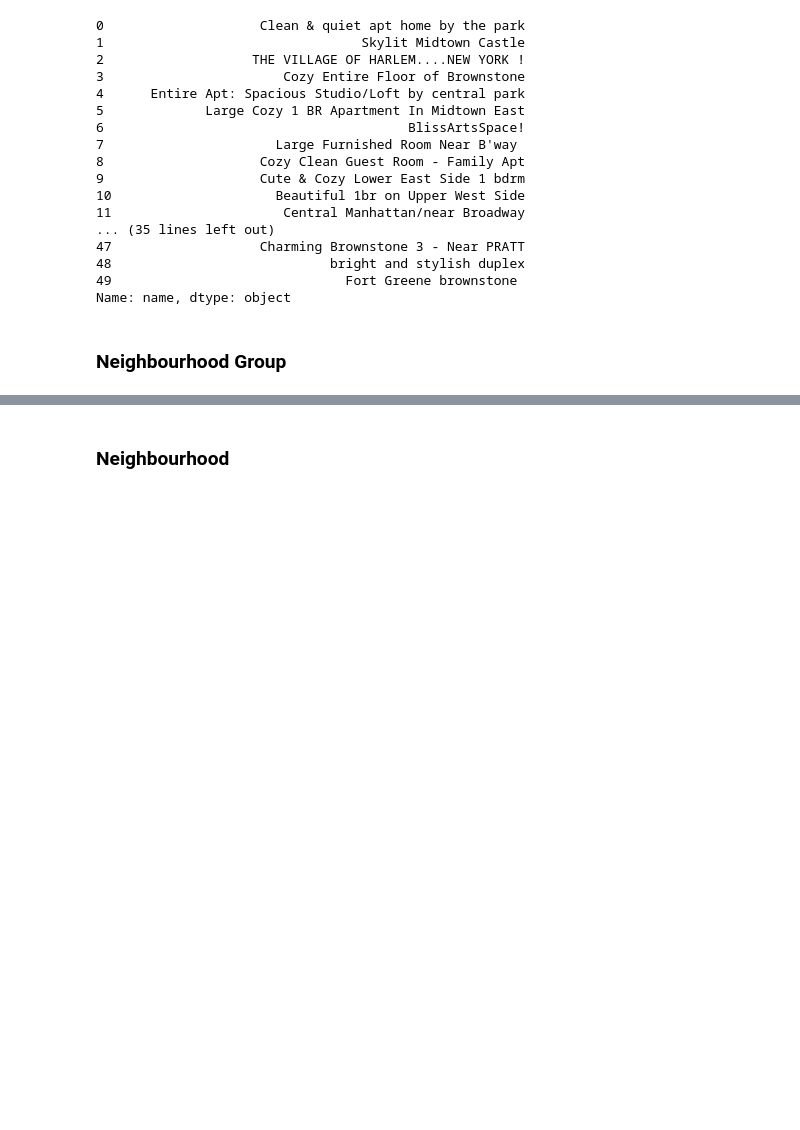
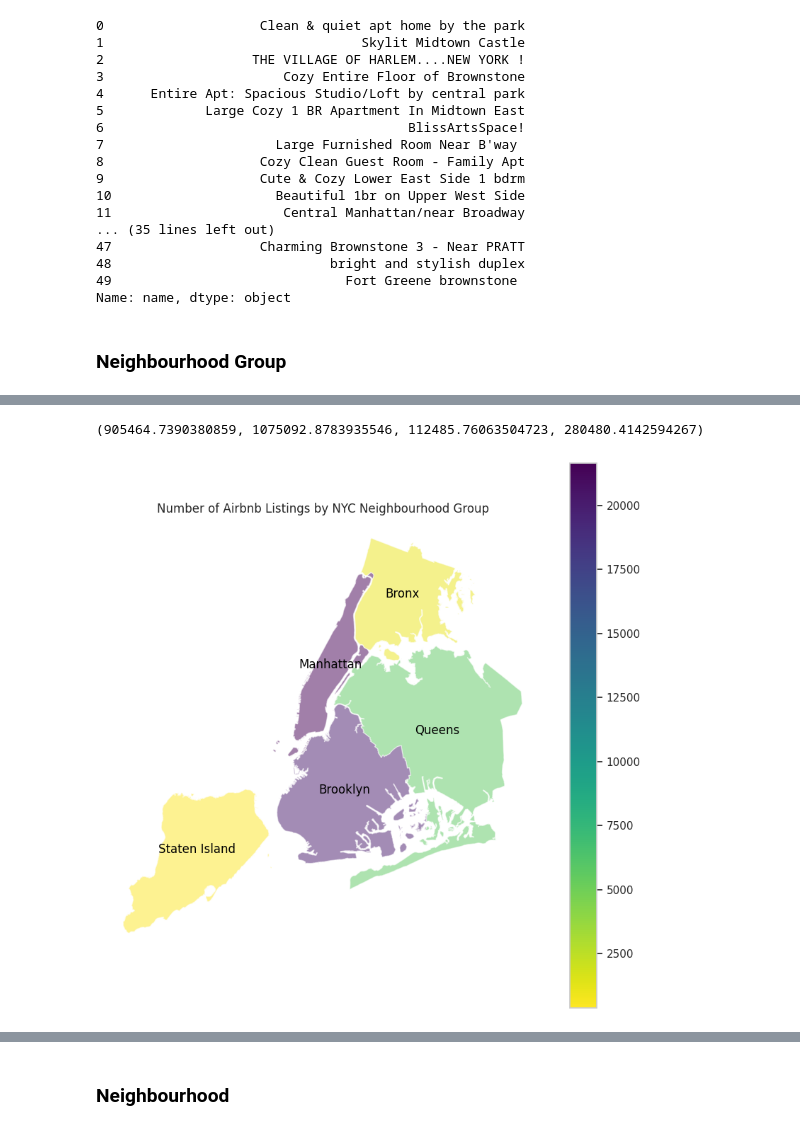
Before and after one commit to Wamae/air_bnb_machine_learning, a Jupyter notebook: DevelopmentTeamProject.ipynb, the cells around one changed output, grey strips where cells are left out. Saved outputs shown, nothing was run; the diff lists cells and outputs as text; code cells hidden in the pictures; blank space fills up the shorter version.

```diff
--- a/DevelopmentTeamProject.ipynb
+++ b/DevelopmentTeamProject.ipynb
@@ -295,0 +351,8 @@ Name: name, dtype: object
+# %%
+import geopandas as gpd
+from geodatasets import get_path
+# Ref: https://www.kaggle.com/code/geowiz34/maps-of-nyc-airbnbs-with-python
+#Here we are using geopandas to bring in a base layer of NYC boroughs
+nyc = gpd.read_file(get_path('nybb'))
+nyc.rename(columns={'BoroName':'neighbourhood_group'}, inplace=True)
+nyc.head(5)
@@ -295,0 +366,3 @@ Name: name, dtype: object
+# %%
+ng_geo = nyc.merge(neighbourhood_group_count, on='neighbourhood_group')
+ng_geo.head()
@@ -295,0 +377,10 @@ Name: name, dtype: object
+# %%
+#Plot the count by borough into a map
+fig,ax = plt.subplots(1,1, figsize=(10,10))
+ng_geo.plot(column='id', cmap='viridis_r', alpha=.5, ax=ax, legend=True)
+ng_geo.apply(lambda x: ax.annotate(text=x.neighbourhood_group, color='black', xy=x.geometry.centroid.coords[0],ha='center'), axis=1)
+plt.title("Number of Airbnb Listings by NYC Neighbourhood Group")
+plt.axis('off')
+# %% [output]
+(905464.7390380859, 1075092.8783935546, 112485.76063504723, 280480.4142594267)
+[figure, added]
```
Also changed, not shown: parts of 34 cells of this notebook.
